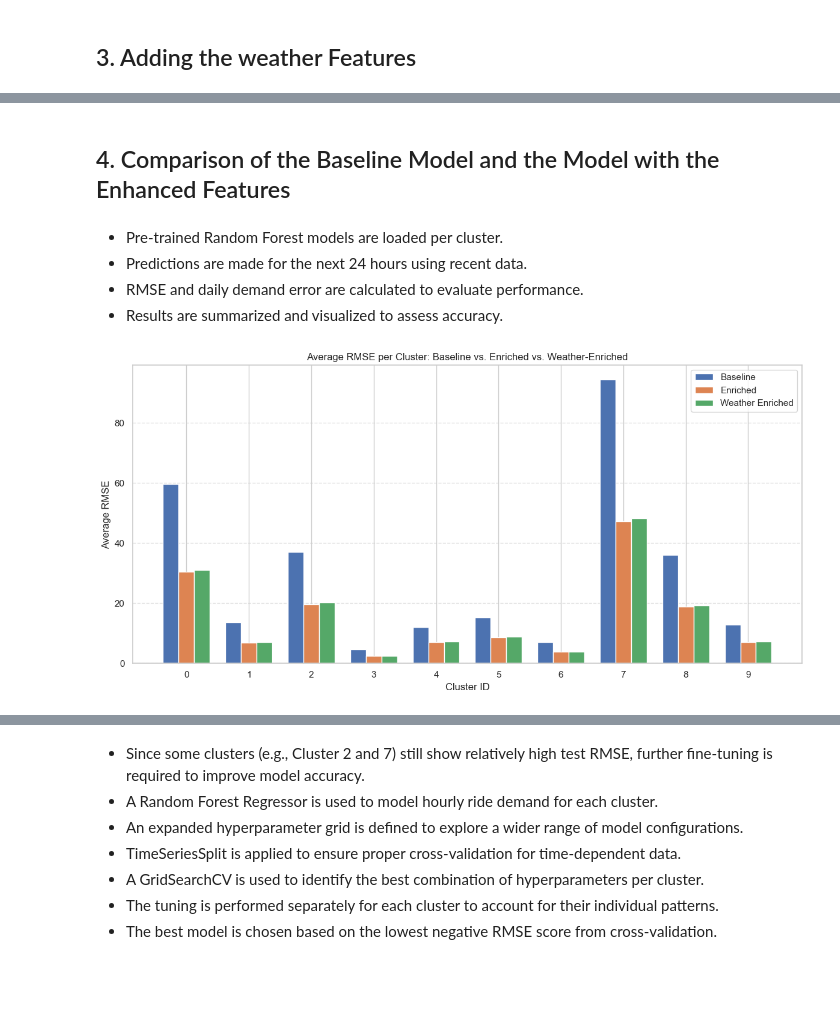
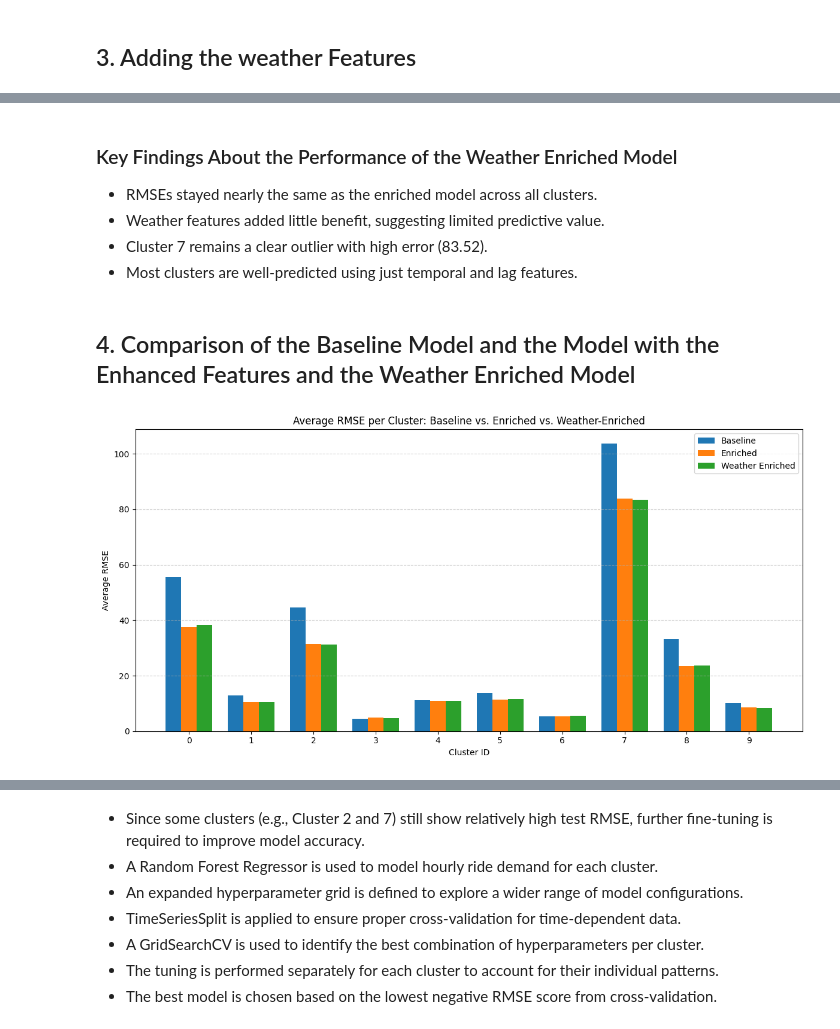
Before and after one commit to sgbyteninja/nyc-taxi-demand-forecasting, a Jupyter notebook: notebooks/Forecasting.ipynb, the cells around one changed output, grey strips where cells are left out. Drawn from its saved outputs; the diff is of its cells as text; code cells hidden in the pictures; blank space fills up the shorter version.

Commit message:
Optimized the Models.

```diff
--- a/notebooks/Forecasting.ipynb
+++ b/notebooks/Forecasting.ipynb
@@ -19,7 +20,7 @@ from datetime import timedelta
 # Loading the data
 # %%
 # Loading the preprocessed dataframes of the 10 clusters
-input_dir = "/Users/sandragedig/Documents/Dokumente/Data_Science/Semester_6/Model_Engineering_Case_Study/public_transport_forecast/data/processed"
+input_dir = "../data/processed"
 
 def extract_cluster_num(filename):
     match = re.search(r"forecast_cluster_(\d+)\.csv", filename)
@@ -96,6 +97,8 @@ for i in range(10):
     # Add 'hour' and 'dayofweek' columns for model features
     hourly_counts['hour'] = hourly_counts['messagetimestamp'].dt.hour
     hourly_counts['dayofweek'] = hourly_counts['messagetimestamp'].dt.dayofweek
+    # Add a monotonically increasing hour index (0, 1, 2, ..., n)
+    hourly_counts['hour_index'] = range(len(hourly_counts))
 
     # Save the processed DataFrame back to the global variable
     globals()[f"cluster_{i}"] = hourly_counts
@@ -538,0 +342,25 @@ plt.show()
+# %%
+# Evaluation parameters
+window_size_hours = 4 * 7 * 24  # 4 weeks = 672 hours
+forecast_horizon_hours = 24     # 1 day
+
+results_weather_enriched = {}
+
+# Evaluate each cluster with fixed 4-week training window
+for i in range(10):
+    df = globals()[f"cluster_{i}"]
+
+    print(f"\nEvaluating Cluster {i}")
+
+    if len(df) < window_size_hours + forecast_horizon_hours:
+        print(f"  Cluster {i}: Not enough data for 4-week window, skipping")
+        continue
+
+    avg_rmse, all_rmse = sliding_window_evaluation(
+        df,
+        window_size_hours=window_size_hours,
+        forecast_horizon_hours=forecast_horizon_hours, unwanted_features=['messagetimestamp', 'rides_per_hour']
+    )
+
+    results_weather_enriched[i] = avg_rmse
+    print(f"  4-week Window: Avg. RMSE = {avg_rmse:.2f}")
@@ -539,50 +385,47 @@ plt.show()
+# %% [markdown]
+### Key Findings About the Performance of the Weather Enriched Model
+- RMSEs stayed nearly the same as the enriched model across all clusters.
+- Weather features added little benefit, suggesting limited predictive value.
+- Cluster 7 remains a clear outlier with high error (83.52).
+- Most clusters are well-predicted using just temporal and lag features.
 # %% [markdown]
-## 4. Comparison of the Baseline Model and the Model with the Enhanced Features
+## 4. Comparison of the Baseline Model and the Model with the Enhanced Features and the Weather Enriched Model
-# %% [markdown]
-- Pre-trained Random Forest models are loaded per cluster.
-- Predictions are made for the next 24 hours using recent data.
-- RMSE and daily demand error are calculated to evaluate performance.
-- Results are summarized and visualized to assess accuracy.
 # %%
 # Prepare lists for plotting
 clusters = sorted(results_baseline.keys())
 baseline_avgs = []
 enriched_avgs = []
 weather_enriched_avgs = []
 
 # Compute average RMSEs over all window sizes
 for cluster_id in clusters:
-    baseline_vals = list(results_baseline[cluster_id].values())
-    enriched_vals = list(results_enriched.get(cluster_id, {}).values())
-    weather_vals = list(results_weather_enriched.get(cluster_id, {}).values())
+    baseline_vals = results_baseline[cluster_id]
+    enriched_vals = results_enriched[cluster_id]
+    weather_vals = results_weather_enriched[cluster_id]
 
-    baseline_avg = np.mean(baseline_vals)
-    enriched_avg = np.mean(enriched_vals) if enriched_vals else np.nan
-    weather_avg = np.mean(weather_vals) if weather_vals else np.nan
-
-    baseline_avgs.append(baseline_avg)
-    enriched_avgs.append(enriched_avg)
-    weather_enriched_avgs.append(weather_avg)
+    baseline_avgs.append(baseline_vals)
+    enriched_avgs.append(enriched_vals)
+    weather_enriched_avgs.append(weather_vals)
 
 # Plot
 x = np.arange(len(clusters))
 width = 0.25
 
 plt.figure(figsize=(12, 6))
 plt.bar(x - width, baseline_avgs, width, label='Baseline')
 plt.bar(x, enriched_avgs, width, label='Enriched')
 plt.bar(x + width, weather_enriched_avgs, width, label='Weather Enriched')
 
 plt.xlabel('Cluster ID')
 plt.ylabel('Average RMSE')
 plt.title('Average RMSE per Cluster: Baseline vs. Enriched vs. Weather-Enriched')
 plt.xticks(x, clusters)
 plt.legend()
 plt.tight_layout()
 plt.grid(axis='y', linestyle='--', alpha=0.6)
 plt.show()
 # %% [output]
-[figure, old version]
+[figure, new version]
 # %%
 # Create a DataFrame with all three results
 rmse_comparison_df = pd.DataFrame({
```
Also changed, not shown: parts of 56 cells of this notebook, 4 other files.
